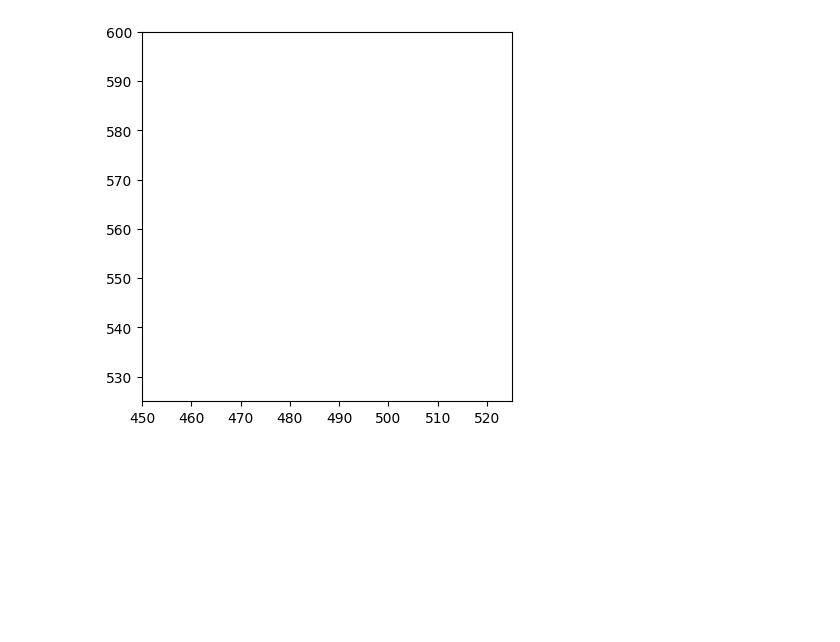
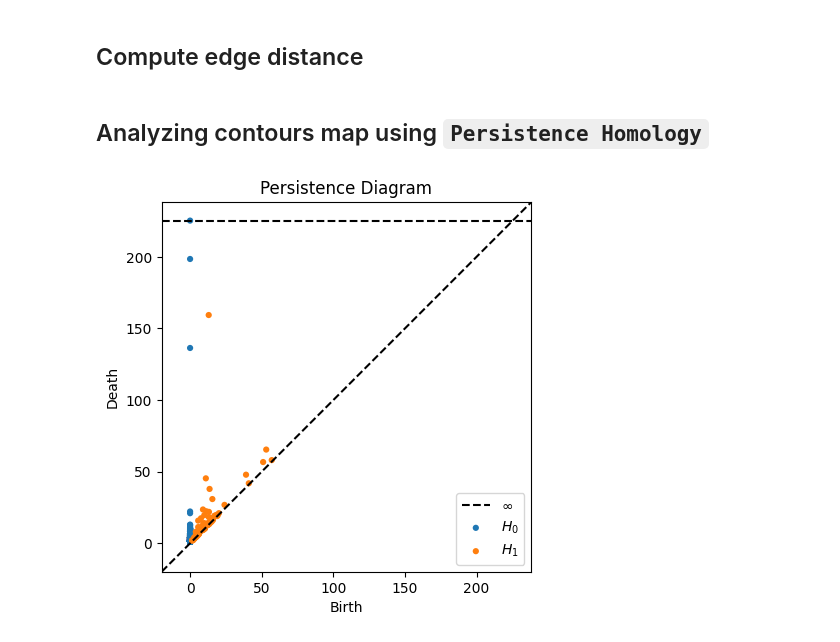
Before and after one commit to quochieu586/Thunderstorm-Nowcasting-Geometry-Topology-Approach, a Jupyter notebook: process_image.ipynb, the cells around one changed output. Saved outputs shown, nothing was run; the diff lists cells and outputs as text; code cells hidden in the pictures; blank space fills up the shorter version.

```diff
--- a/process_image.ipynb
+++ b/process_image.ipynb
@@ -96,7 +61,2 @@ plt.show()
-# %%
-plt.imshow(blank_img)
-plt.xlim((450, 525))
-plt.ylim((525, 600))
-plt.show()
-# %% [output]
-[figure, removed]
+# %% [markdown]
+## Compute edge distance
@@ -102,0 +76,2 @@ plt.show()
+# %% [markdown]
+## Analyzing contours map using `Persistence Homology`
@@ -102,0 +83,12 @@ plt.show()
+# %%
+import utils
+from utils.persistence_homology import PersistenceDiagram
+
+data_cloud = [point for contour in contours for point in contour]
+data_cloud = np.array(data_cloud).squeeze()
+data_cloud.shape
+
+res_pc = PersistenceDiagram.compute(data_cloud, maxdim=1)
+PersistenceDiagram.plot_persistence_diagram(res_pc['dgms'])
+# %% [output]
+[figure, added]
```
Also changed, not shown: parts of 14 cells of this notebook, 17 other files.
